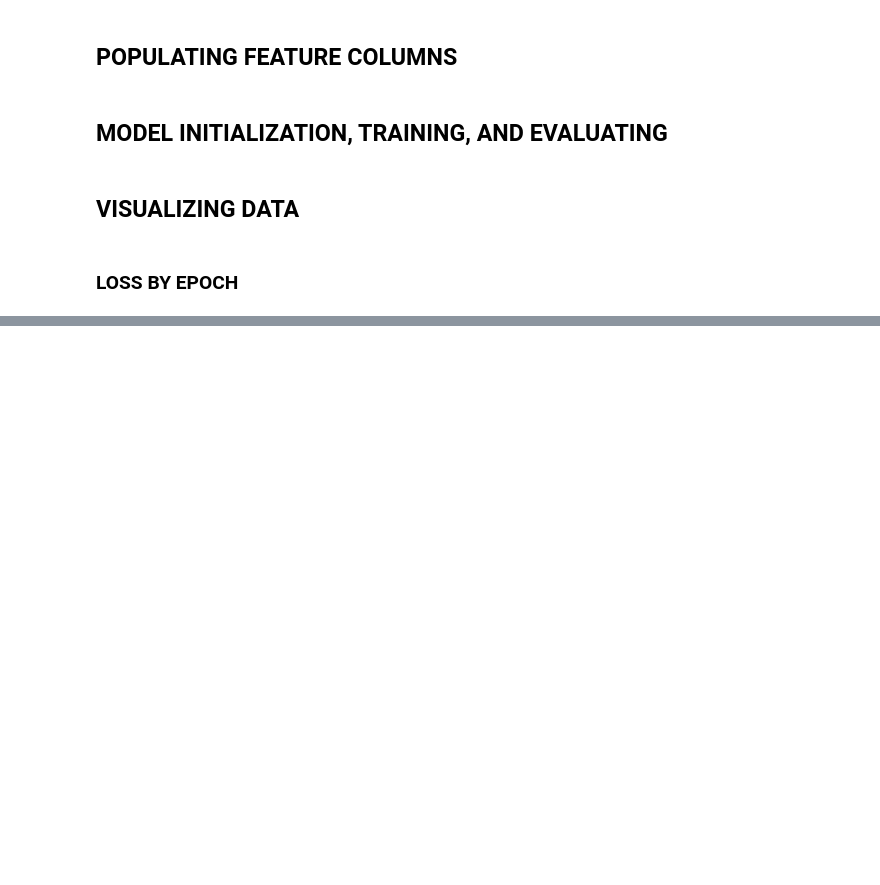
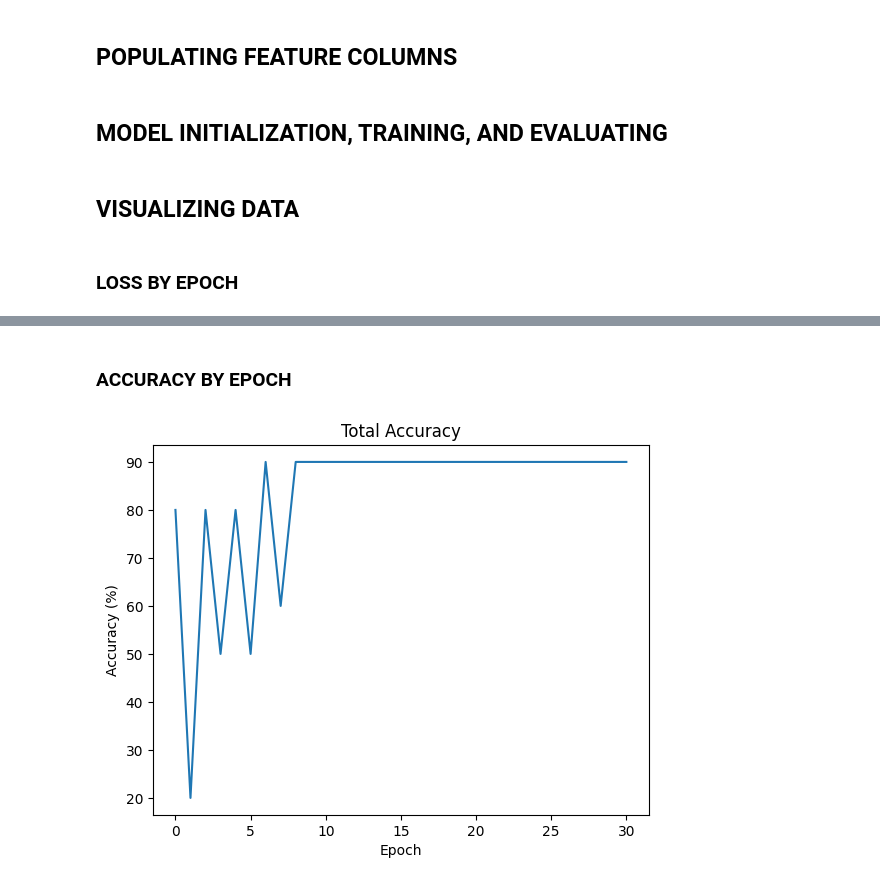
Before and after one commit to R-Rothrock/Predicting-work, a Jupyter notebook: model.ipynb, the cells around one changed output, grey strips where cells are left out. Saved outputs shown, nothing was run; the diff lists cells and outputs as text; code cells hidden in the pictures; blank space fills up the shorter version.

Commit message:
added accuracy visualization to `model.ipynb`

```diff
--- a/model.ipynb
+++ b/model.ipynb
@@ -73,14 +73,19 @@ model = tf.estimator.LinearClassifier(
     feature_columns=feature_columns,
 )
 
-loss_by_epoch   = []
-current_loss    = 1.0
-acceptable_loss = 0.4
+
+loss_by_epoch     = []
+accuracy_by_epoch = []
+acceptable_loss   = 0.4
+
+current_loss = 1.0
 
 while current_loss > acceptable_loss:
     model.train(train_input_fn)
     result = model.evaluate(eval_input_fn)
-    current_loss = result["loss"]
+    current_accuracy = result["accuracy"]
+    current_loss     = result["loss"]
+    accuracy_by_epoch.append(current_accuracy)
     loss_by_epoch.append(current_loss)
 # %% [markdown]
 VISUALIZING DATA
@@ -103,0 +111,17 @@ plt.show()
+# %% [markdown]
+### ACCURACY BY EPOCH
+# %%
+#print(accuracy_by_epoch)
+
+import matplotlib.pyplot as plt
+
+y = [i * 100 for i in accuracy_by_epoch]
+x = range(0, len(accuracy_by_epoch))
+
+plt.plot(x,y)
+plt.title('Total Accuracy')
+plt.xlabel('Epoch')
+plt.ylabel('Accuracy (%)')
+plt.show()
+# %% [output]
+[figure, added]
```
Also changed, not shown: parts of 1 cell of this notebook.
